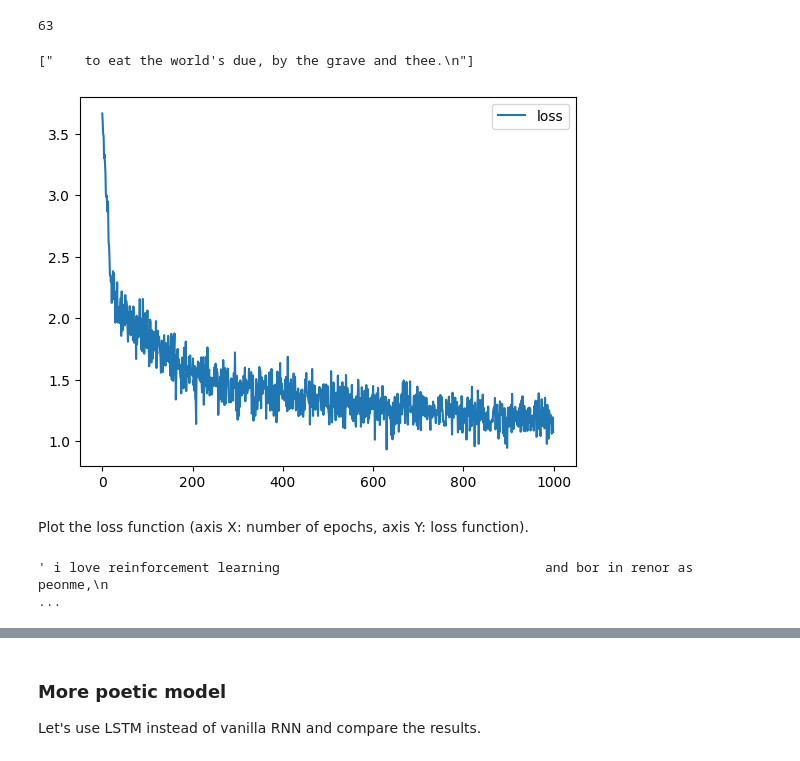
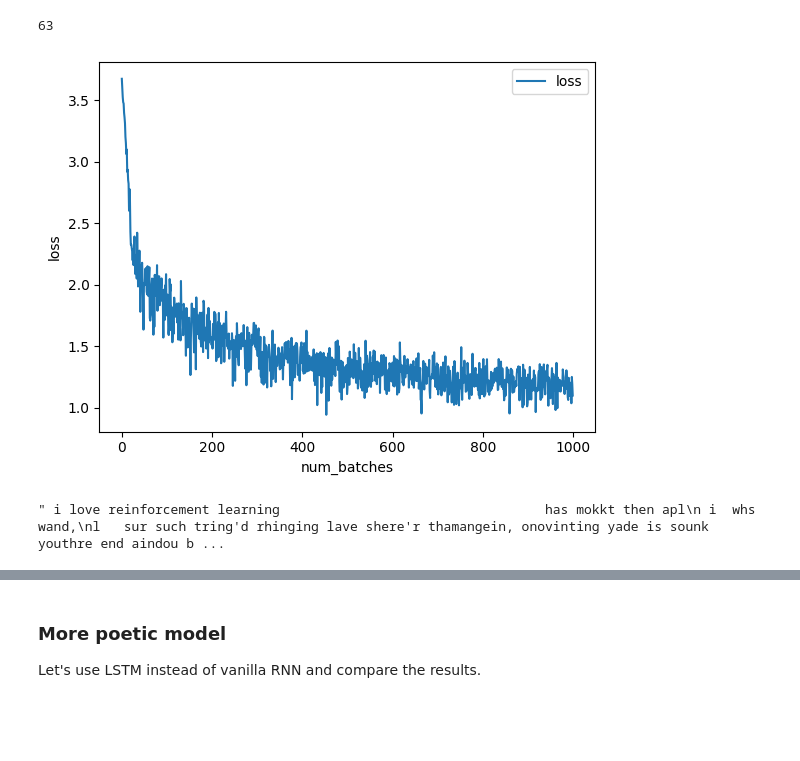
Before and after one commit to ivan-shargin/ml, a Jupyter notebook: homeworks/lab02_deep_learning/Lab2_DL_part3_poetry.ipynb, the cells around one changed output, grey strips where cells are left out. Drawn from its saved outputs; the diff is of its cells as text; code cells hidden in the pictures; blank space fills up the shorter version.

```diff
--- a/homeworks/lab02_deep_learning/Lab2_DL_part3_poetry.ipynb
+++ b/homeworks/lab02_deep_learning/Lab2_DL_part3_poetry.ipynb
@@ -400,10 +290,6 @@ max(lengths)
 63
 # %%
 import matplotlib.pyplot as plt
-# %%
-print(sample(text_lower, 1))
-# %% [output]
-["    to eat the world's due, by the grave and thee.\n"]
 # %%
 MAX_LENGTH = 63
 
@@ -411,33 +297,33 @@ for i in range(1000):
     batch_ix = to_matrix(sample(text_lower, 32), max_len=MAX_LENGTH)
 #     print(batch_ix.shape)
 #     print(sample)
     batch_ix = torch.tensor(batch_ix, dtype=torch.int64)
 
     logits_seq = rnn_loop(char_rnn, batch_ix)
 
     # compute loss
     #<YOUR CODE>
     predictions_logits = logits_seq[:, :-1]
     actual_next_tokens = batch_ix[:, 1:]
 
     loss = loss_func(
     predictions_logits.reshape((-1, num_tokens)),
     actual_next_tokens.reshape(-1)
     )
     loss.backward()
     opt.step()
 
     opt.zero_grad()
 
     history.append(loss.data.numpy())
     if (i+1)%100==0:
         clear_output(True)
         plt.plot(history,label='loss')
+        plt.xlabel('num_batches')
+        plt.ylabel('loss')
         plt.legend()
         plt.show()
 
 assert np.mean(history[:10]) > np.mean(history[-10:]), "RNN didn't converge."
 # %% [output]
-[figure, old version]
+[figure, new version]
-# %% [markdown]
-Plot the loss function (axis X: number of epochs, axis Y: loss function).
@@ -487,6 +359,6 @@ def generate_sample(char_rnn, seed_phrase=' hello', max_length=MAX_LENGTH, tempe
 
     return ''.join([tokens[ix] for ix in x_sequence.data.numpy()[0]])
 # %%
-generate_sample(char_rnn, seed_phrase=' i love reinforcement learning', temperature = 1, max_length=2000)
+generate_sample_rnn(char_rnn, seed_phrase=' i love reinforcement learning', temperature = 1, max_length=2000)
 # %% [output]
-' i love reinforcement learning                                  and bor in renor as peonme,\n                                                                                                           ...
+" i love reinforcement learning                                  has mokkt then apl\n i  whs wand,\nl   sur such tring'd rhinging lave shere'r thamangein, onovinting yade is sounk youthre end aindou b ...
```
Also changed, not shown: parts of 45 cells of this notebook.
